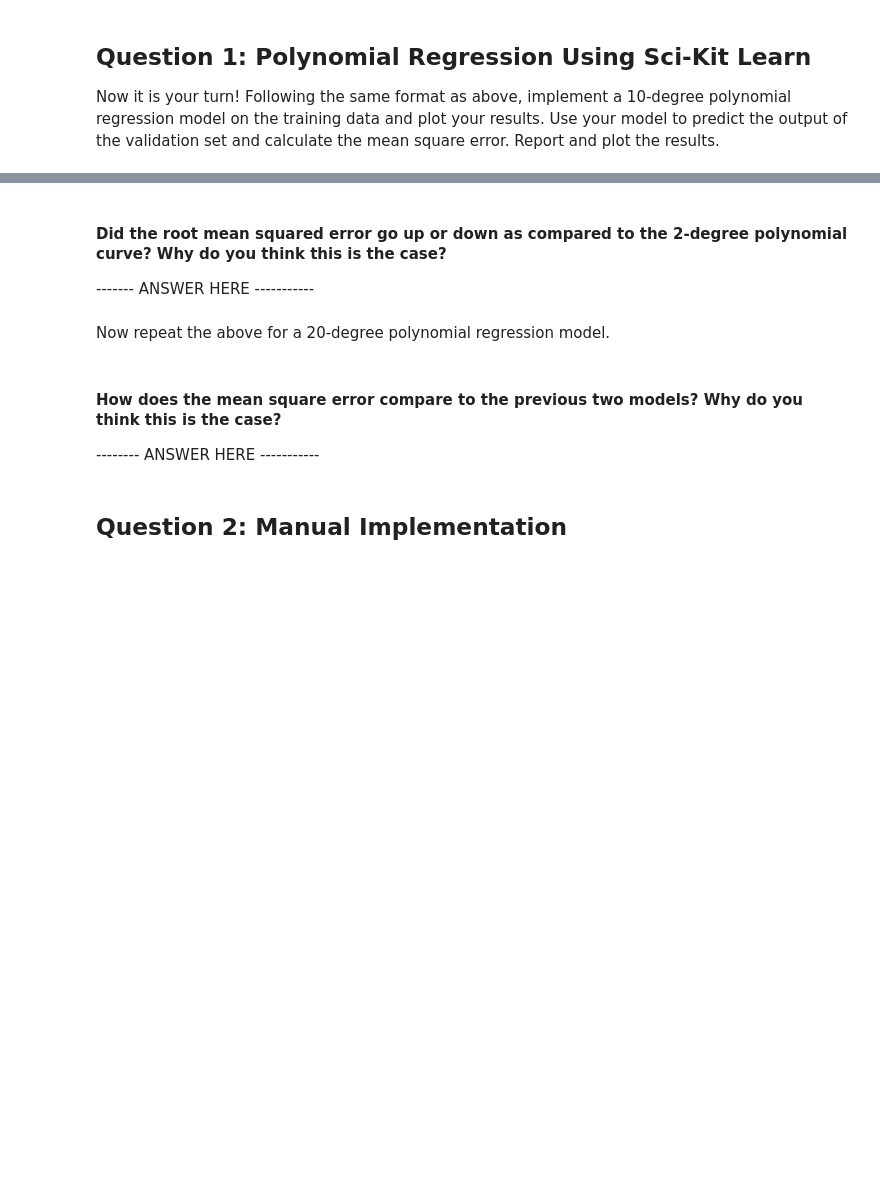
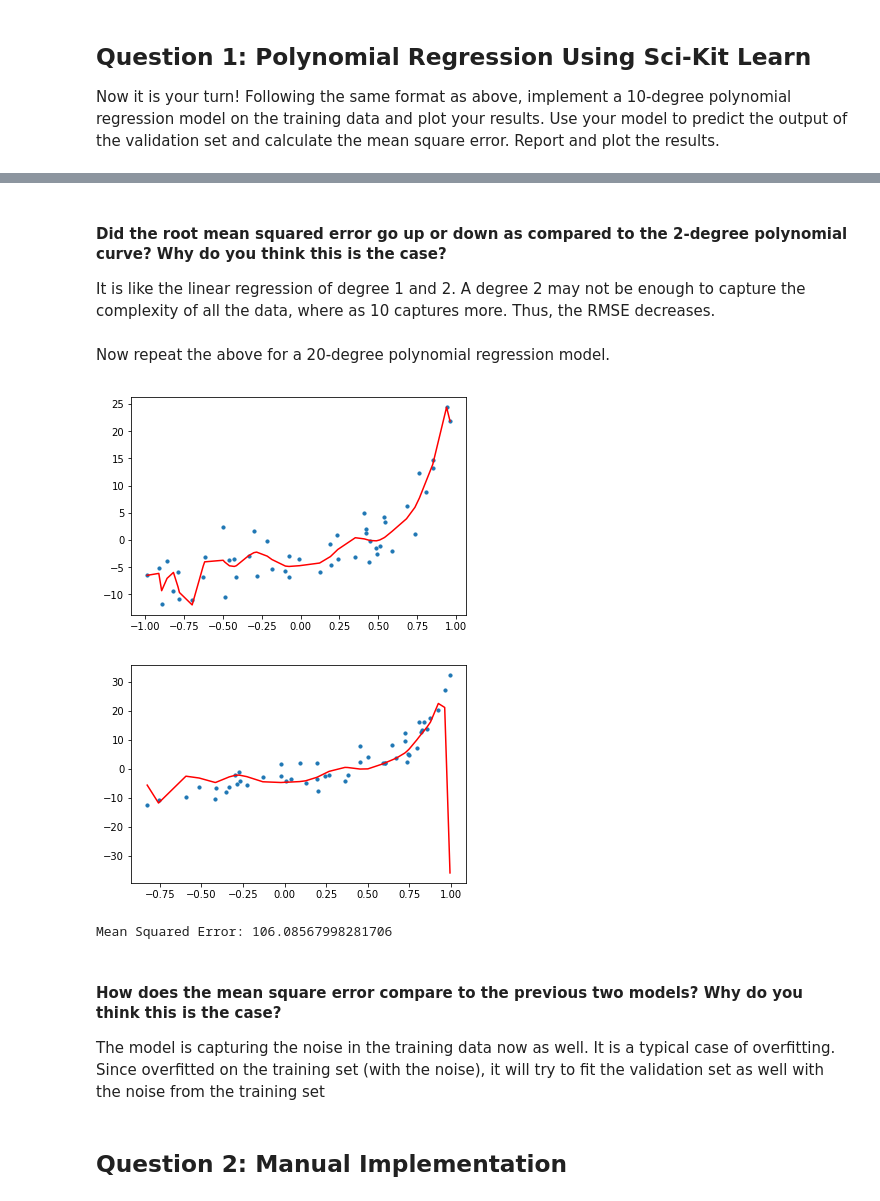
Before and after one commit to McGillAISociety/mais-bootcamp-w2019, a Jupyter notebook: Assignment2/Assignment 2.ipynb, the cells around one changed output, grey strips where cells are left out. Cells and saved outputs as stored; diff of their text form; code cells hidden in the pictures; blank space fills up the shorter version.

```diff
--- a/Assignment2/Assignment 2.ipynb
+++ b/Assignment2/Assignment 2.ipynb
@@ -131,21 +150,39 @@ Now it is your turn! Following the same format as above, implement a 10-degree p
 # %% [markdown]
 #### Did the root mean squared error go up or down as compared to the 2-degree polynomial curve? Why do you think this is the case?
 
-------- ANSWER HERE -----------
+It is like the linear regression of degree 1 and 2. A degree 2 may not be enough to capture the complexity of all the data, where as 10 captures more. Thus, the RMSE decreases.
 # %% [markdown]
 Now repeat the above for a 20-degree polynomial regression model.
 # %%
 ### YOUR CODE HERE - Fit a 20-degree polynomial using Sci-Kit Learn
+polynomial_features = PolynomialFeatures(degree=20)
+x_poly = polynomial_features.fit_transform(train_x)
+model = LinearRegression()
+model.fit(x_poly, train_y)
+y_poly_pred = model.predict(x_poly)
 
 ### YOUR CODE HERE - Plot your the curve on the training data set
+plt.scatter(train_x, train_y, s=10)
+plt.plot(train_x, y_poly_pred, color='r')
+plt.show()
 
 ### YOUR CODE HERE - Use model to predict output of validation set
+valid_y_poly_pred = model.predict(polynomial_features.fit_transform(valid_x))
 
 ### YOUR CODE HERE - Calculate the RMSE. Report and plot the curve on the validation set.
+plt.scatter(valid_x, valid_y, s=10)
+plt.plot(valid_x, valid_y_poly_pred, color='r')
+plt.show()
+mse = mean_squared_error(valid_y, valid_y_poly_pred)
+print("Mean Squared Error: {}".format(mse))
+# %% [output]
+[figure, added]
+[figure, added]
+Mean Squared Error: 106.08567998281706
 # %% [markdown]
 #### How does the mean square error compare to the previous two models? Why do you think this is the case?
 
--------- ANSWER HERE -----------
+The model is capturing the noise in the training data now as well. It is a typical case of overfitting. Since overfitted on the training set (with the noise), it will try to fit the validation set as well with the noise from the training set
 # %% [markdown]
 ## Question 2: Manual Implementation
 # %% [markdown]
```
Also changed, not shown: parts of 13 cells of this notebook.
